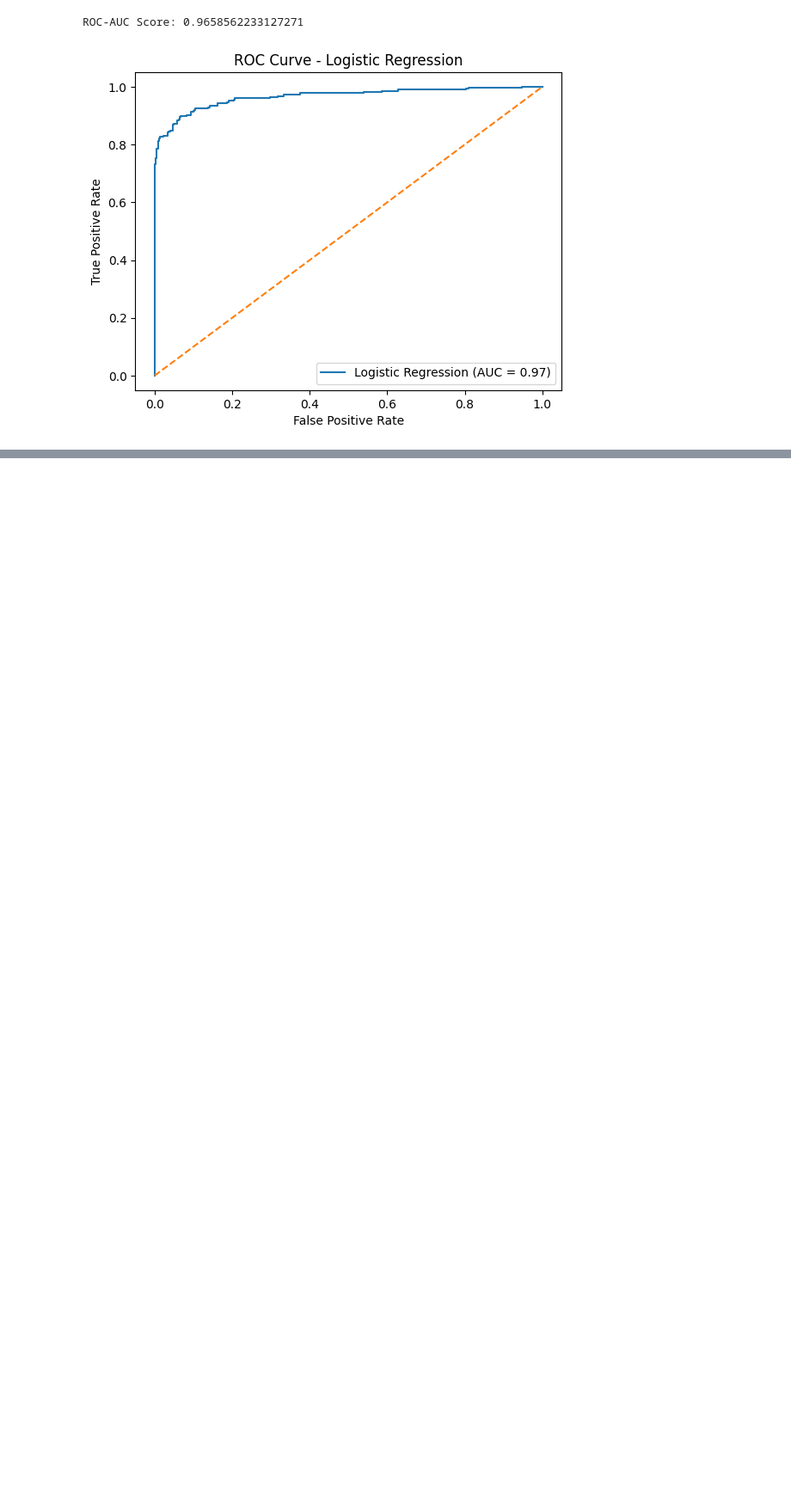
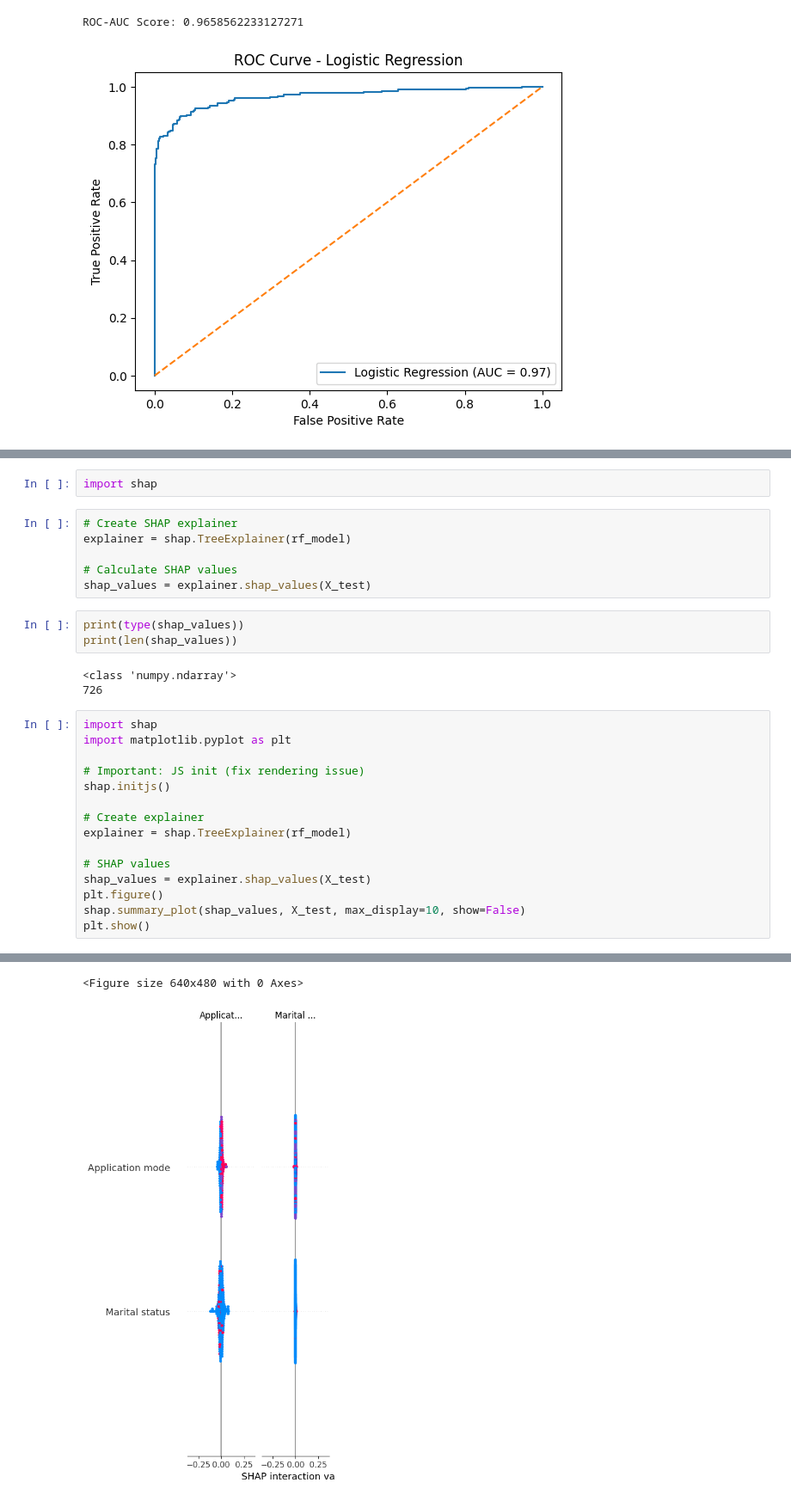
Before and after one commit to islambusra010/final-dissertation-project, a Jupyter notebook: final_porject_dissertation.ipynb, the cells around one changed output, grey strips where cells are left out. Shown at 86% size. Saved outputs shown, nothing was run; the diff lists cells and outputs as text; blank space fills up the shorter version.

```diff
--- a/final_porject_dissertation.ipynb
+++ b/final_porject_dissertation.ipynb
@@ -352,0 +555,30 @@ ROC-AUC Score: 0.9658562233127271
+# %%
+import shap
+# %%
+# Create SHAP explainer
+explainer = shap.TreeExplainer(rf_model)
+
+# Calculate SHAP values
+shap_values = explainer.shap_values(X_test)
+# %%
+print(type(shap_values))
+print(len(shap_values))
+# %% [output]
+<class 'numpy.ndarray'>
+726
+# %%
+import shap
+import matplotlib.pyplot as plt
+
+# Important: JS init (fix rendering issue)
+shap.initjs()
+
+# Create explainer
+explainer = shap.TreeExplainer(rf_model)
+
+# SHAP values
+shap_values = explainer.shap_values(X_test)
+plt.figure()
+shap.summary_plot(shap_values, X_test, max_display=10, show=False)
+plt.show()
+# %% [output]
@@ -352,0 +586,2 @@ ROC-AUC Score: 0.9658562233127271
+<Figure size 640x480 with 0 Axes>
+[figure, added]
```
Also changed, not shown: parts of 6 cells of this notebook.
